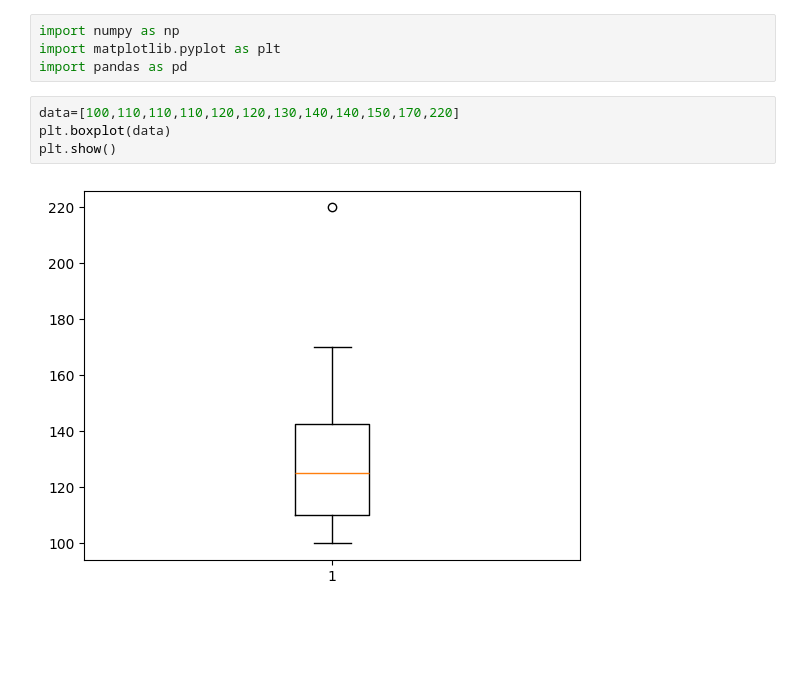
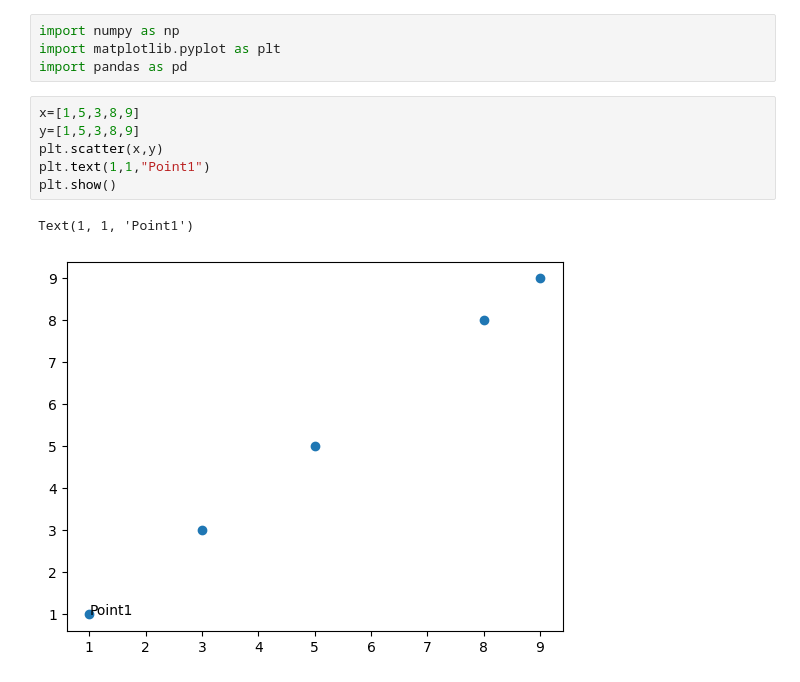
Before and after one commit to Rudra18GTHB/Codes, a Jupyter notebook: Visualization/Exp7.ipynb, the cells around one changed output. Saved outputs shown, nothing was run; the diff lists cells and outputs as text; blank space fills up the shorter version.

```diff
--- a/Visualization/Exp7.ipynb
+++ b/Visualization/Exp7.ipynb
@@ -2,9 +2,12 @@
 import numpy as np
 import matplotlib.pyplot as plt
 import pandas as pd
-# %%
-data=[100,110,110,110,120,120,130,140,140,150,170,220]
-plt.boxplot(data)
-plt.show()
-# %% [output]
-[figure, removed]
+# %%
+x=[1,5,3,8,9]
+y=[1,5,3,8,9]
+plt.scatter(x,y)
+plt.text(1,1,"Point1")
+plt.show()
+# %% [output]
+Text(1, 1, 'Point1')
+[figure, added]
```
Also changed, not shown: parts of 2 cells of this notebook.
